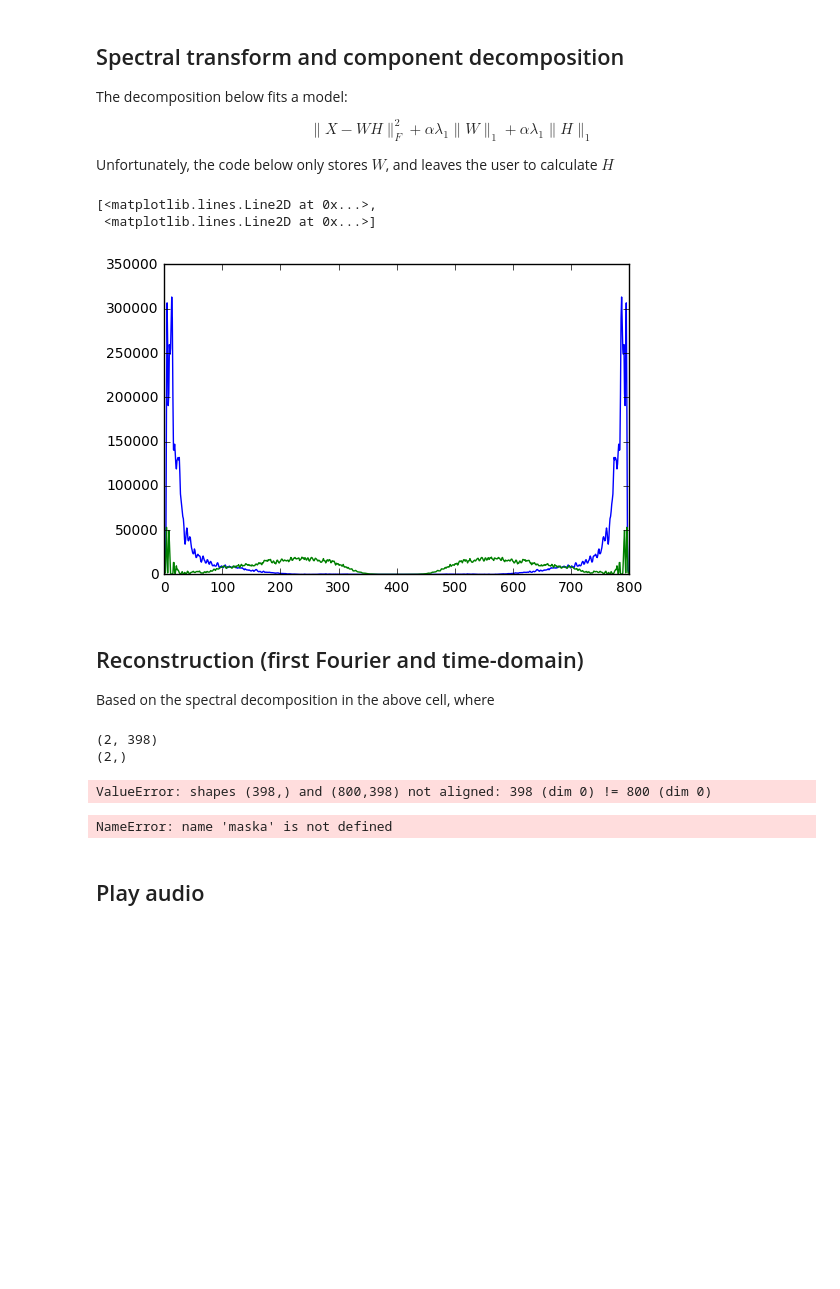
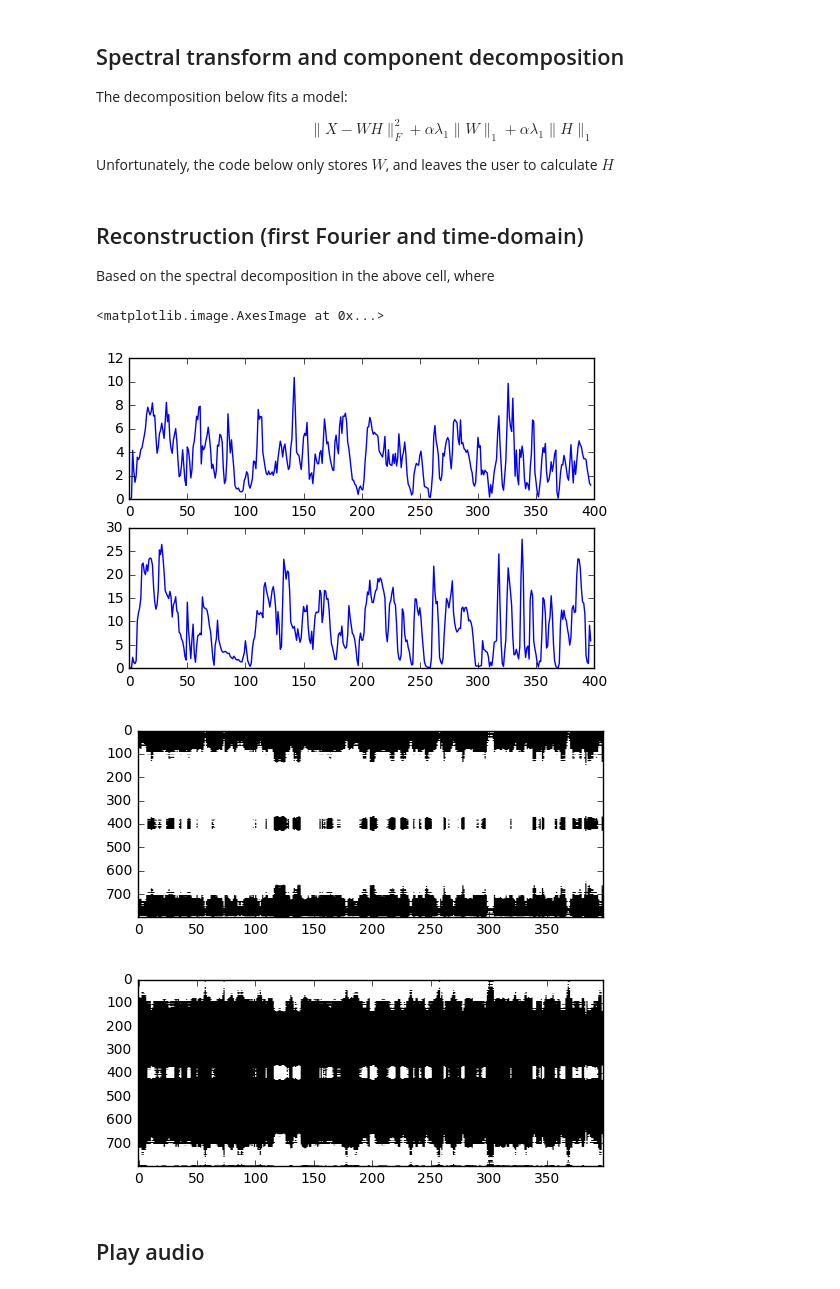
Before and after one commit to Lab41/Magnolia, a Jupyter notebook: src/factorization/implemented-nmf.ipynb, the cells around one changed output. Saved outputs shown, nothing was run; the diff lists cells and outputs as text; code cells hidden in the pictures; blank space fills up the shorter version.

```diff
--- a/src/factorization/implemented-nmf.ipynb
+++ b/src/factorization/implemented-nmf.ipynb
@@ -71,48 +71,37 @@ Unfortunately, the code below only stores $W$, and leaves the user to calculate
 # %%
 sndabft = stft( sndab, fs, 0.05, 0.025)
 W,H = nmf(abs(sndabft),2)
-
-plt.plot( H.T )
-# %% [output]
-[<matplotlib.lines.Line2D at 0x...>,
- <matplotlib.lines.Line2D at 0x...>]
-[figure, removed]
 # %% [markdown]
 ## Reconstruction (first Fourier and time-domain)
 
 Based on the spectral decomposition in the above cell, where
-# %%
-print( W.T.shape )
-print( wi.shape )
-# %% [output]
-(2, 398)
-(2,)
 # %%
-ws = W.T
-masks = np.zeros((len(W.T),) + sndabft.shape)
-for i,wi in enumerate(W.T):
+ws = H
+masks = np.zeros((len(H),) + sndabft.shape)
+for i,wi in enumerate(H):
     ws[i]= wi / np.linalg.norm(wi)
     energyi = ws[i].dot(abs(sndabft).T)
     masks[i] = np.outer( energyi, ws[i] )
 
 maska = (masks[0]) > (masks[1])
 maskb = (masks[1]) > (masks[0])
 
 plt.figure();
 plt.subplot(211); plt.plot( ws[0].dot(abs(sndabft).T)/1e5 )
 plt.subplot(212); plt.plot( ws[1].dot(abs(sndabft).T)/1e5 )
 plt.figure(); plt.imshow(maska.T, aspect=.2, cmap='bone')
 plt.figure(); plt.imshow(maskb.T, aspect=.2, cmap='bone')
 # %% [output]
-ValueError: shapes (398,) and (800,398) not aligned: 398 (dim 0) != 800 (dim 0)
+<matplotlib.image.AxesImage at 0x...>
+[figure, added]
+[figure, added]
+[figure, added]
 # %%
 sndareconft = maska*abs(sndabft)*np.exp( 1j* np.angle(sndabft))  # Apply mask A
 sndarecon = istft( sndareconft, fs, 5, 0.025 )
 
 sndbreconft = maskb*abs(sndabft)*np.exp( 1j* np.angle(sndabft))  # Apply mask B = 1 - A
 sndbrecon = istft( sndbreconft, fs, 5, 0.025 )
-# %% [output]
-NameError: name 'maska' is not defined
 # %% [markdown]
 ## Play audio
 # %%
```
Also changed, not shown: parts of 1 cell of this notebook, 1 other file.
